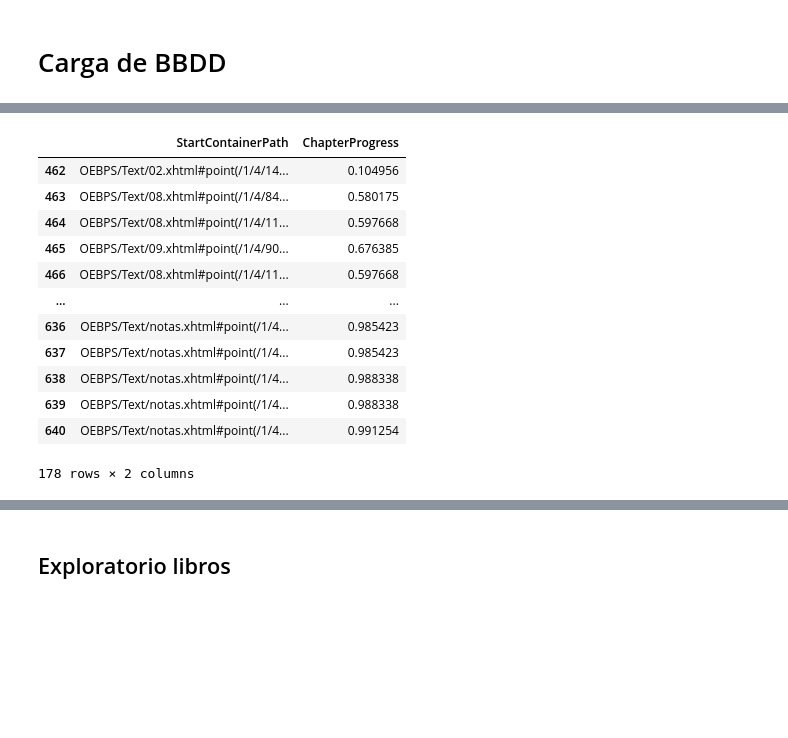
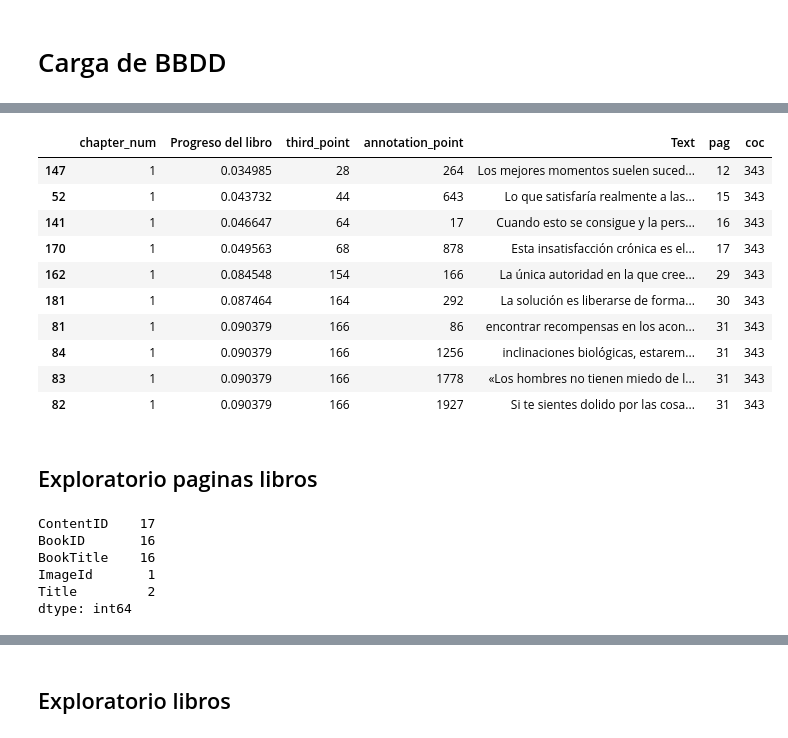
Before and after one commit to jaguirrepeman/koboannotations, a Jupyter notebook: notebook_kobo.ipynb, the cells around one changed output, grey strips where cells are left out. Drawn from its saved outputs; the diff is of its cells as text; code cells hidden in the pictures; blank space fills up the shorter version.

```diff
--- a/notebook_kobo.ipynb
+++ b/notebook_kobo.ipynb
@@ -19,5 +42,11 @@ anotaciones_df = db.get_annotations()
+# %%
+bookmark_df = db.get_query_df("""select * from bookmark""")
+
+bookmark_flow = bookmark_df\
+    .loc[lambda x: x.Text.notna()]\
+    .loc[lambda x: x.VolumeID == 'file:///mnt/onboard/.kobo/dropbox/Fluir_Flow_Mihaly_Csikszentmihalyi.epub']
 # %%
-anotaciones_df.loc[lambda x: x.Título.str.contains("Fluir")]\
+ejemplo_pags = anotaciones_df.loc[lambda x: x.Título.str.contains("Fluir")]\
     .merge(bookmark_flow.rename(columns = {'ChapterProgress': 'Progreso del libro'}))\
     .assign(
         fragment=lambda x: x['StartContainerPath'].str.split('#').str[1],
@@ -26,8 +55,9 @@ anotaciones_df.loc[lambda x: x.Título.str.contains("Fluir")]\
         third_point=lambda x: x['point_parts'].apply(lambda parts: parts[3] if parts else None),
         last_point=lambda x: x['point_parts'].apply(lambda parts: parts[-1] if parts else None),
 ).loc[lambda x: x.third_point != x.last_point]\
-.assign(chapter_num = lambda x: x['Capítulo'].str[0])\
-.loc[lambda x: x.chapter_num != "N"]\
-[[ "chapter_num", "Progreso del libro", "third_point"]].astype(float)\
-.sort_values("Progreso del libro").tail(20)
-# .plot(x = "Progreso del libro", y = "third_point", kind = "scatter")
+.assign(annotation_point = lambda x: x.last_point.str.split(":").str[1].astype(int))\
+.sort_values(["Progreso del libro", "third_point", "annotation_point"], ascending=True)\
+.assign(chapter_num = lambda x: x['Capítulo'].str.extract(r"(\d+).*"))\
+.loc[lambda x: x.Capítulo != "Notas"]\
+[[ "chapter_num", "Progreso del libro", "third_point", "annotation_point", "Text"]]\
+.drop_duplicates().head(10)
@@ -78,20 +64,15 @@ bookmark_flow = bookmark_df\
-# %%
-bookmark_df = db.get_query_df("""select * from bookmark""")
-bookmark_df\
-    .loc[lambda x: x.Text.notna()]\
-    .loc[lambda x: x.VolumeID == 'file:///mnt/onboard/.kobo/dropbox/Fluir_Flow_Mihaly_Csikszentmihalyi.epub']\
-    [['StartContainerPath', 'ChapterProgress']]
-# %% [output]
-|  | StartContainerPath | ChapterProgress |
-| 462 | OEBPS/Text/02.xhtml#point(/1/4/14... | 0.104956 |
-| 463 | OEBPS/Text/08.xhtml#point(/1/4/84... | 0.580175 |
-| 464 | OEBPS/Text/08.xhtml#point(/1/4/11... | 0.597668 |
-| 465 | OEBPS/Text/09.xhtml#point(/1/4/90... | 0.676385 |
-| 466 | OEBPS/Text/08.xhtml#point(/1/4/11... | 0.597668 |
-| ... | ... | ... |
-| 636 | OEBPS/Text/notas.xhtml#point(/1/4... | 0.985423 |
-| 637 | OEBPS/Text/notas.xhtml#point(/1/4... | 0.985423 |
-| 638 | OEBPS/Text/notas.xhtml#point(/1/4... | 0.988338 |
-| 639 | OEBPS/Text/notas.xhtml#point(/1/4... | 0.988338 |
-| 640 | OEBPS/Text/notas.xhtml#point(/1/4... | 0.991254 |
-178 rows × 2 columns
+# %%
+ejemplo_pags.assign(pag = [12, 15, 16, 17, 29, 30, 31, 31, 31, 31])\
+    .assign(coc = lambda x: (x.pag/x['Progreso del libro']).round().astype(int))
+# %% [output]
+|  | chapter_num | Progreso del libro | third_point | annotation_point | Text | pag | coc |
+| 147 | 1 | 0.034985 | 28 | 264 | Los mejores momentos suelen suced... | 12 | 343 |
+| 52 | 1 | 0.043732 | 44 | 643 | Lo que satisfaría realmente a las... | 15 | 343 |
+| 141 | 1 | 0.046647 | 64 | 17 | Cuando esto se consigue y la pers... | 16 | 343 |
+| 170 | 1 | 0.049563 | 68 | 878 | Esta insatisfacción crónica es el... | 17 | 343 |
+| 162 | 1 | 0.084548 | 154 | 166 | La única autoridad en la que cree... | 29 | 343 |
+| 181 | 1 | 0.087464 | 164 | 292 | La solución es liberarse de forma... | 30 | 343 |
+| 81 | 1 | 0.090379 | 166 | 86 | encontrar recompensas en los acon... | 31 | 343 |
+| 84 | 1 | 0.090379 | 166 | 1256 | inclinaciones biológicas, estarem... | 31 | 343 |
+| 83 | 1 | 0.090379 | 166 | 1778 | «Los hombres no tienen miedo de l... | 31 | 343 |
+| 82 | 1 | 0.090379 | 166 | 1927 | Si te sientes dolido por las cosa... | 31 | 343 |
@@ -97,0 +88,2 @@ bookmark_df\
+# %% [markdown]
+## Exploratorio paginas libros
@@ -97,0 +92,9 @@ bookmark_df\
+# %%
+content.astype(str).applymap(lambda x: "Fluir" in x).sum().loc[lambda x: x>0]
+# %% [output]
+ContentID    17
+BookID       16
+BookTitle    16
+ImageId       1
+Title         2
+dtype: int64
```
Also changed, not shown: parts of 37 cells of this notebook, 1 other file.
